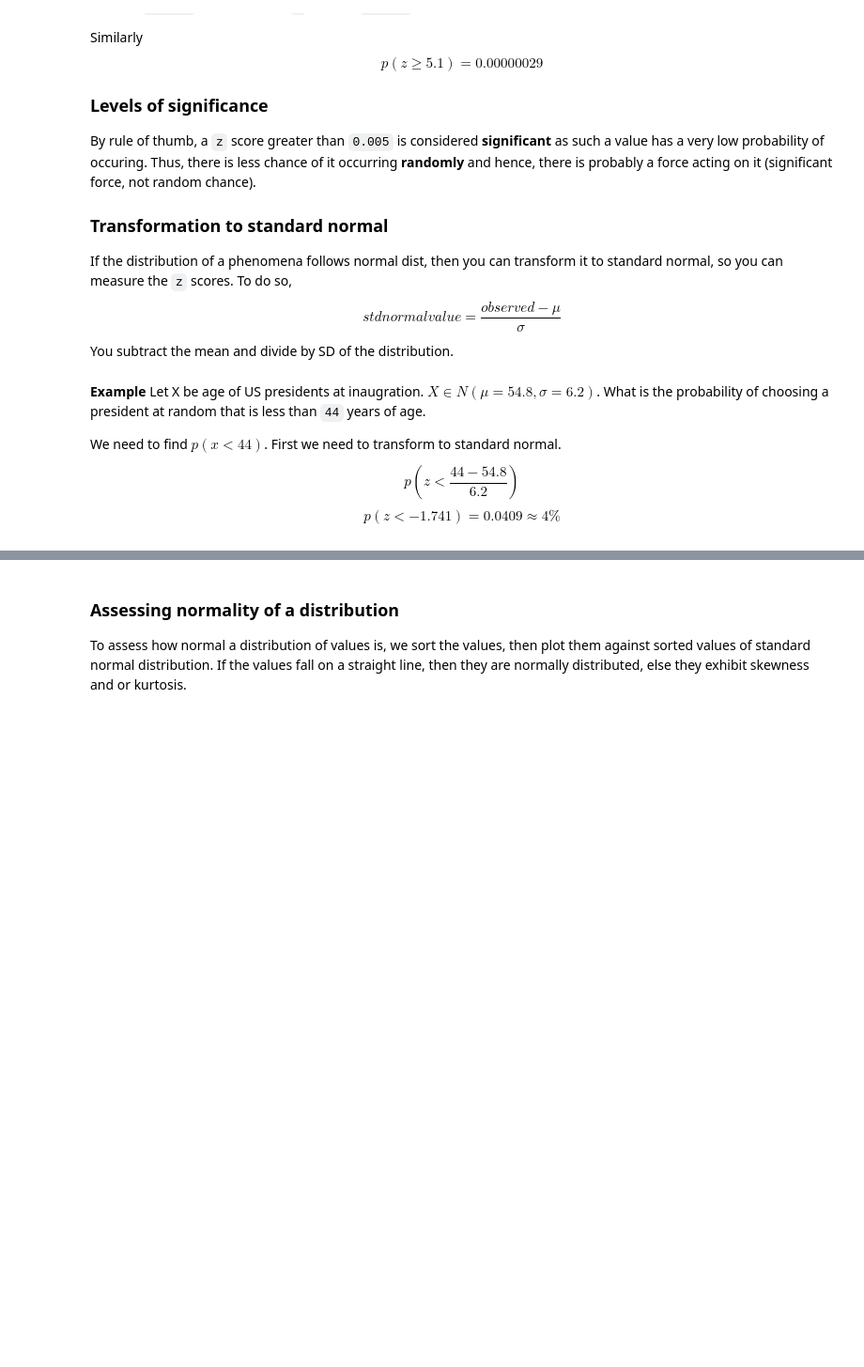
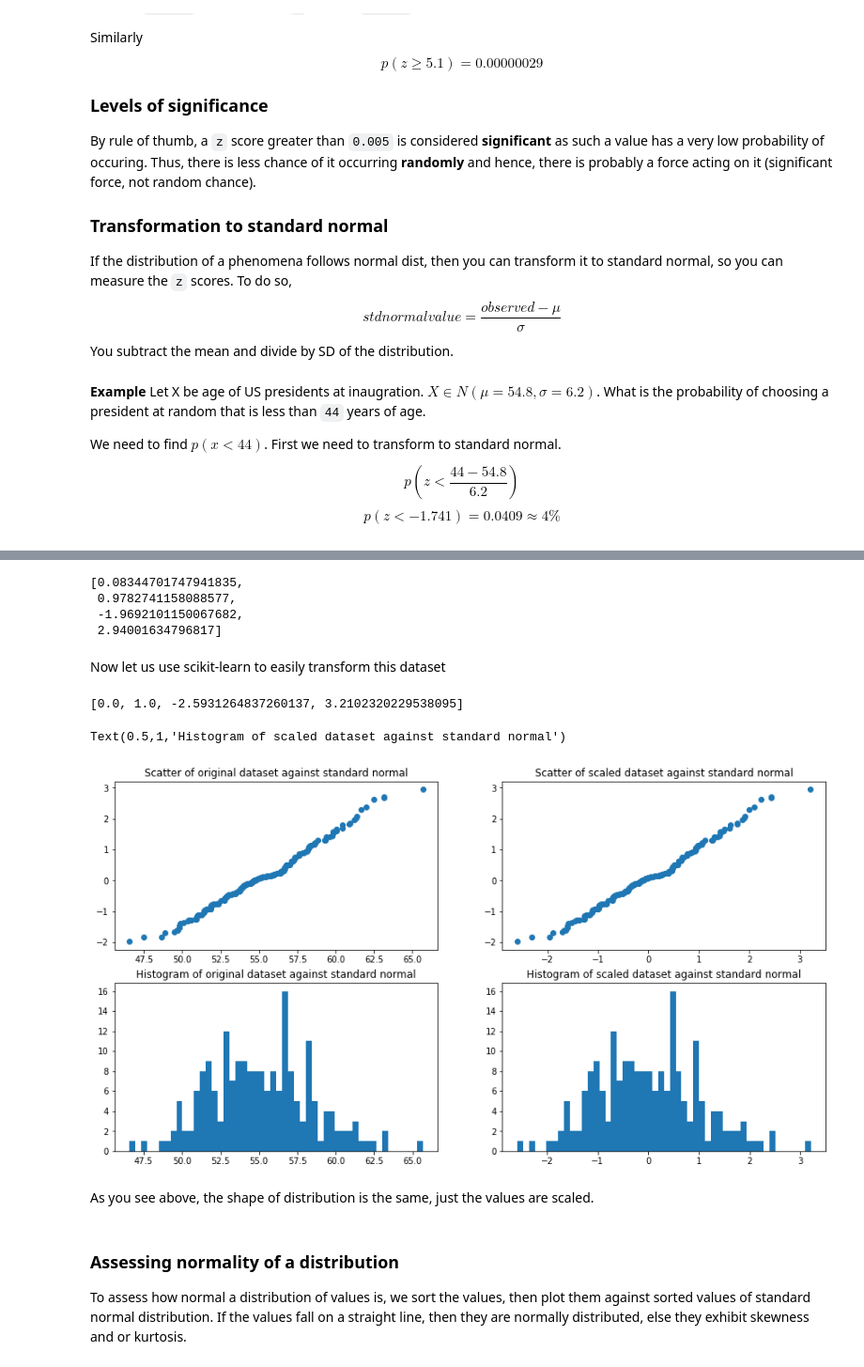
Before and after one commit to AtmaMani/pyChakras, a Jupyter notebook: stats_101/04_normal_distribution.ipynb, the cells around one changed output, grey strips where cells are left out. Shown: that part at 94% size. Cells and saved outputs as stored; diff of their text form; code cells hidden in the pictures; blank space fills up the shorter version.

Commit message:
transforming data to normal using sklearn preprocessing

```diff
--- a/stats_101/04_normal_distribution.ipynb
+++ b/stats_101/04_normal_distribution.ipynb
@@ -54,0 +60,3 @@ $$p(z<-1.741) = 0.0409 \approx 4\%$$
+# %%
+demo_dist = 55 + np.random.randn(200) * 3.4
+std_normal = np.random.randn(200)
@@ -55,3 +67,40 @@ $$p(z<-1.741) = 0.0409 \approx 4\%$$
+# %%
+[std_normal.mean(), std_normal.std(), std_normal.min(), std_normal.max()]
+# %% [output]
+[0.08344701747941835,
+ 0.9782741158088577,
+ -1.9692101150067682,
+ 2.94001634796817]
+# %% [markdown]
+Now let us use scikit-learn to easily transform this dataset
+# %%
+from sklearn.preprocessing import StandardScaler
+scaler = StandardScaler()
+# %%
+demo_dist = demo_dist.reshape(200,1)
+demo_dist_scaled = scaler.fit_transform(demo_dist)
+# %%
+[round(demo_dist_scaled.mean(),3), demo_dist_scaled.std(), demo_dist_scaled.min(), demo_dist_scaled.max()]
+# %% [output]
+[0.0, 1.0, -2.5931264837260137, 3.2102320229538095]
+# %%
+fig, axs = plt.subplots(2,2, figsize=(15,8))
+p1 = axs[0][0].scatter(sorted(demo_dist), sorted(std_normal))
+axs[0][0].set_title("Scatter of original dataset against standard normal")
+
+p1 = axs[0][1].scatter(sorted(demo_dist_scaled), sorted(std_normal))
+axs[0][1].set_title("Scatter of scaled dataset against standard normal")
+
+p2 = axs[1][0].hist(demo_dist, bins=50)
+axs[1][0].set_title("Histogram of original dataset against standard normal")
+
+p3 = axs[1][1].hist(demo_dist_scaled, bins=50)
+axs[1][1].set_title("Histogram of scaled dataset against standard normal")
+# %% [output]
+Text(0.5,1,'Histogram of scaled dataset against standard normal')
+[figure, added]
+# %% [markdown]
+As you see above, the shape of distribution is the same, just the values are scaled.
 # %% [markdown]
 ### Assessing normality of a distribution
 To assess how normal a distribution of values is, we sort the values, then plot them against sorted values of standard normal distribution. If the values fall on a straight line, then they are normally distributed, else they exhibit skewness and or kurtosis.
```
Also changed, not shown: parts of 2 cells of this notebook.
